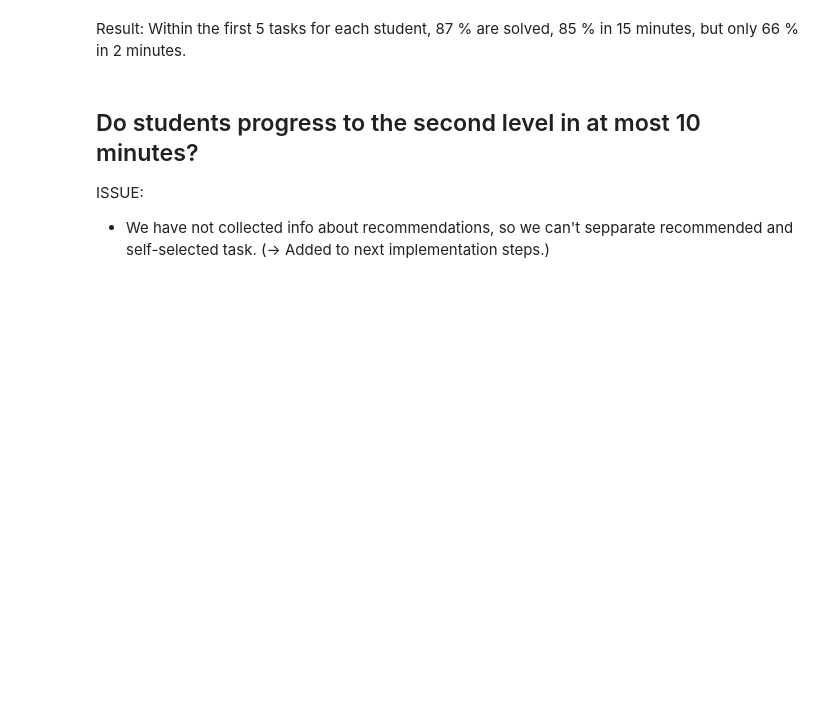
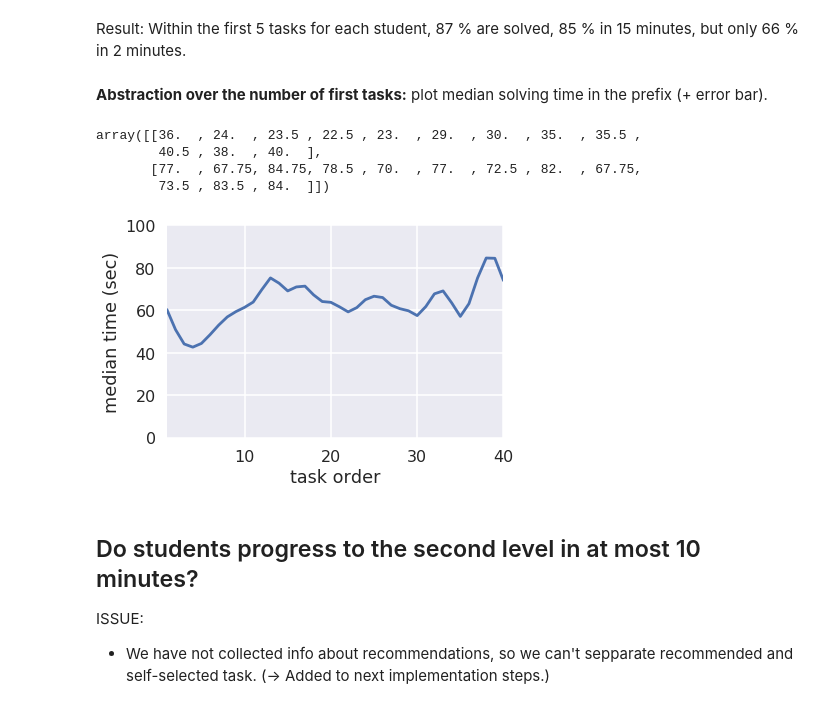
Before and after one commit to effa/flocs-thesis, a Jupyter notebook: analysis/2018-05-01-evaluation.ipynb, the cells around one changed output. Cells and saved outputs as stored; diff of their text form; code cells hidden in the pictures; blank space fills up the shorter version.

```diff
--- a/analysis/2018-05-01-evaluation.ipynb
+++ b/analysis/2018-05-01-evaluation.ipynb
@@ -79,6 +75,34 @@ sum((fts.time_spent <= quick_time) & fts.solved) / len(fts)
 0.6579163248564397
 # %% [markdown]
 Result: Within the first 5 tasks for each student, 87 % are solved, 85 % in 15 minutes, but only 66 % in 2 minutes.
+# %% [markdown]
+**Abstraction over the number of first tasks:** plot median solving time in the prefix (+ error bar).
+# %%
+gg = gr.median()
+
+errors
+# %% [output]
+array([[36.  , 24.  , 23.5 , 22.5 , 23.  , 29.  , 30.  , 35.  , 35.5 ,
+        40.5 , 38.  , 40.  ],
+       [77.  , 67.75, 84.75, 78.5 , 70.  , 77.  , 72.5 , 82.  , 67.75,
+        73.5 , 83.5 , 84.  ]])
+# %%
+gr = ts[ts.order <= 40].groupby('order').time_spent
+errors = pd.DataFrame(
+    {'down': gr.median() - gr.quantile(0.25),
+     'up': gr.quantile(0.75) - gr.median()}).values.T
+#ax = gr.median().plot() # yerr=errors)
+ax = gr.median()\
+    .rolling(3, min_periods=1, win_type='triang', center=True).mean()\
+    .plot()
+ax.set_xlim(1, 40)
+ax.set_ylim(0, 100)
+ax.set_xlabel('task order')
+ax.set_ylabel('median time (sec)')
+plt.tight_layout()
+plt.savefig('../img/median-time-order.pdf')
+# %% [output]
+[figure, added]
 # %% [markdown]
 ## Do students progress to the second level in at most 10 minutes?
 
```
Also changed, not shown: parts of 4 cells of this notebook, 9 other files.
